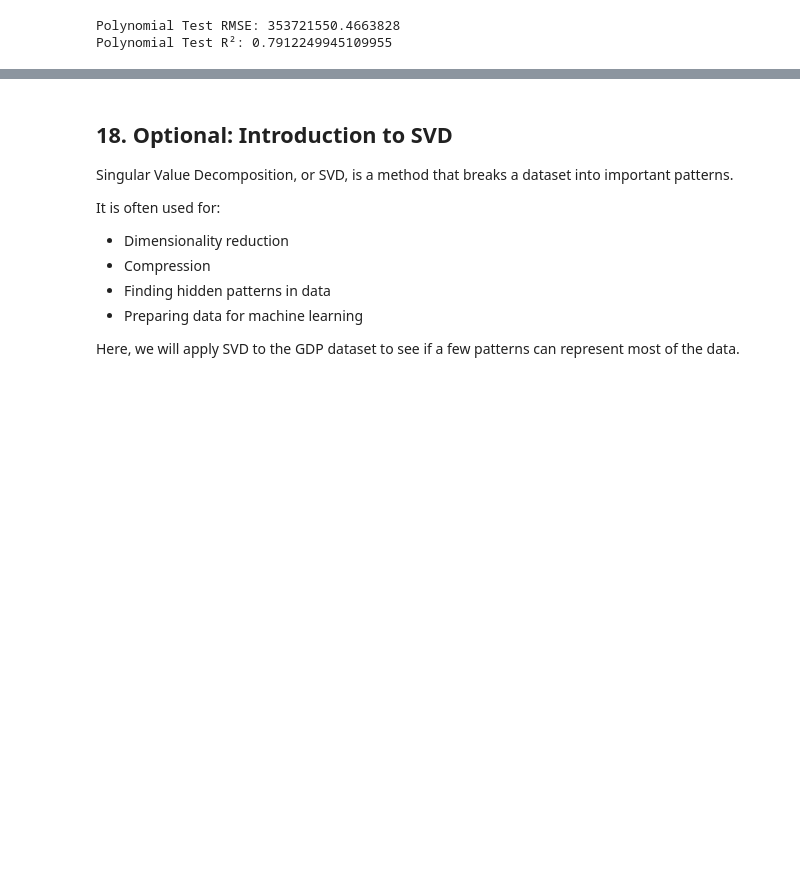
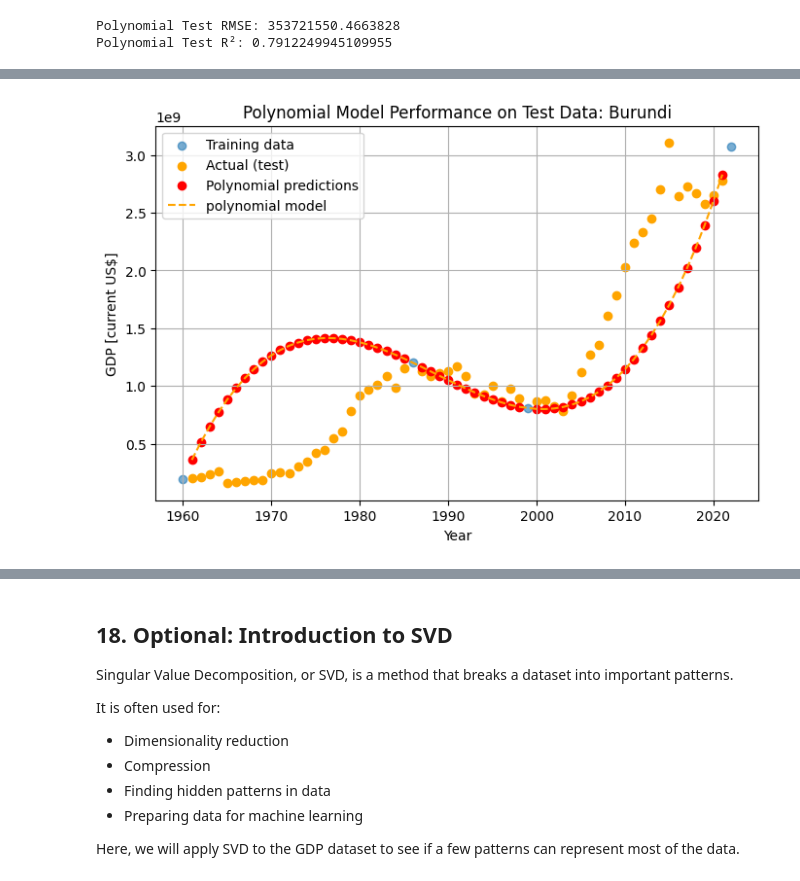
Before and after one commit to nsprag/MSU_SummerWorkshop, a Jupyter notebook: 0_Class_Notebooks/01_Know_Data_Numerical.ipynb, the cells around one changed output, grey strips where cells are left out. Saved outputs shown, nothing was run; the diff lists cells and outputs as text; code cells hidden in the pictures; blank space fills up the shorter version.

```diff
--- a/0_Class_Notebooks/01_Know_Data_Numerical.ipynb
+++ b/0_Class_Notebooks/01_Know_Data_Numerical.ipynb
@@ -863,3 +862,83 @@ print("Polynomial Test R²:", poly_test_r2)
 [figure]
 Polynomial Test RMSE: 353721550.4663828
 Polynomial Test R²: 0.7912249945109955
+# %%
+# ignore this, it doesn't work
+
+
+
+
+# Choose a country
+chosen_country = "Burundi"
+
+# Get years and GDP values
+years = gdp_transposed.index.to_numpy()
+y = gdp_transposed[chosen_country].values.astype(float)
+
+# Create training masks
+train_mask = ((years == 1960) | (years == 1986) | (years == 1999) | (years == 2022))
+test_mask = ~train_mask
+
+# Create X and y training/testing data
+X_train = years[train_mask].reshape(-1, 1)
+y_train = y[train_mask]
+X_test = years[test_mask].reshape(-1, 1)
+y_test = y[test_mask]
+
+# iterate through multiple polynomials to find the best fit
+n = 2
+List_R2 =[]
+
+for n in range(2, 20):
+#Create a polymonial model
+    poly_test_modelA = make_pipeline(
+    PolynomialFeatures(degree=n),
+    LinearRegression()
+    )
+
+    poly_test_modelA.fit(X_train, y_train)
+    poly_test_predictions = poly_test_modelA.predict(X_test)
+    poly_test_r2 = r2_score(y_test, poly_test_predictions)
+
+    print("Polynomial degree:", n, "R²:", poly_test_r2)
+
+    List_R2.append(poly_test_r2)
+
+closest = min(List_R2, key=lambda x: (abs(x)-1))
+
+for n in range(18):
+    if List_R2[n] == closest:
+        print("The best fit is a polynomial of degree", n+2)
+        best = n+2
+
+#display best
+poly_test_modelA = make_pipeline(
+    PolynomialFeatures(degree=best),
+    LinearRegression()
+    )
+
+poly_test_modelA.fit(X_train, y_train)
+poly_test_predictions = poly_test_modelA.predict(X_test)
+
+# Plot training, actual testing, and predicted testing data
+plt.figure(figsize=(8, 5))
+
+# Uncomment and fill in the code below to plot the training data, actual test data, and polynomial predictions on the same graph for comparison.
+plt.scatter(X_train, y_train, label="Training data", alpha=0.6)
+plt.scatter(X_test, y_test, color="orange", label="Actual (test)")
+plt.scatter(X_test, poly_test_predictions, color="red", label="Polynomial predictions")
+plt.plot(X_test, poly_test_predictions, color="orange", linestyle="--", label="polynomial model")
+plt.xlabel("Year")
+plt.ylabel("GDP [current US$]")
+plt.title(f"Polynomial Model Performance on Test Data: {chosen_country}")
+plt.legend()
+plt.grid(True)
+plt.show()
+
+# Evaluate the model
+poly_test_rmse = np.sqrt(mean_squared_error(y_test, poly_test_predictions))
+poly_test_r2 = r2_score(y_test, poly_test_predictions)
+
+print("Polynomial Test RMSE:", poly_test_rmse)
+print("Polynomial Test R²:", poly_test_r2)
+# %% [output]
@@ -865,0 +964 @@ Polynomial Test R²: 0.7912249945109955
+[figure, added]
```
Also changed, not shown: parts of 2 cells of this notebook, 2 other files.
